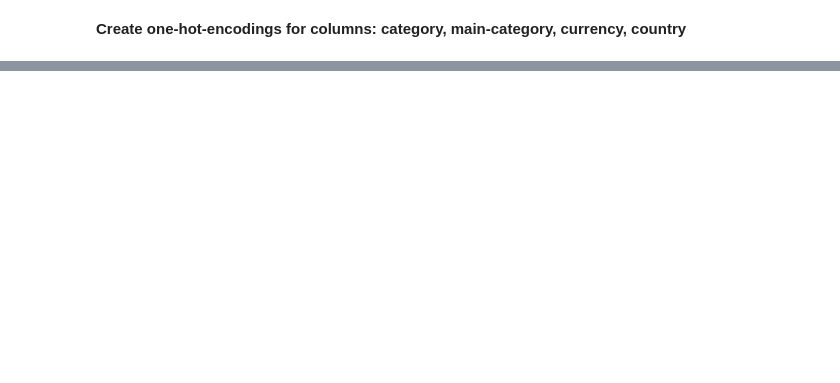
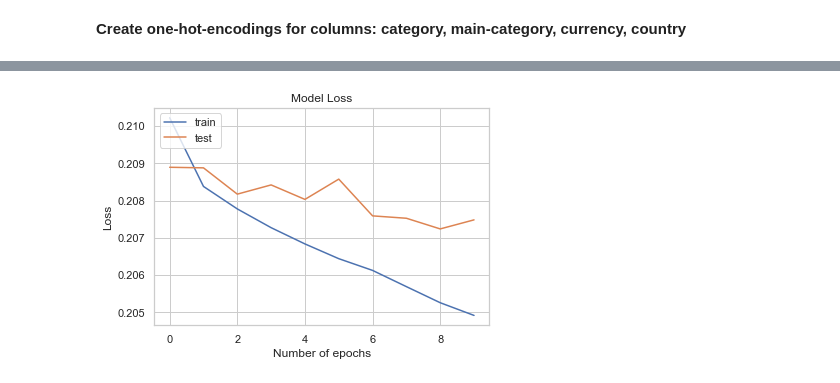
Before and after one commit to Gidoren/cmps144_project, a Jupyter notebook: kickstarter_project.ipynb, the cells around one changed output, grey strips where cells are left out. Saved outputs shown, nothing was run; the diff lists cells and outputs as text; code cells hidden in the pictures; blank space fills up the shorter version.

```diff
--- a/kickstarter_project.ipynb
+++ b/kickstarter_project.ipynb
@@ -185,0 +482,11 @@ X_train, X_test, y_train, y_test = train_test_split(X, y, test_size = 0.2, rando
+# %%
+# The history of our cross-entropy loss during training.
+plt.plot(history.history['loss'])
+plt.plot(history.history['val_loss'])
+plt.title('Model Loss')
+plt.ylabel('Loss')
+plt.xlabel('Number of epochs')
+plt.legend(['train', 'test'], loc='upper left')
+plt.show()
+# %% [output]
+[figure, added]
```
Also changed, not shown: parts of 27 cells of this notebook.
